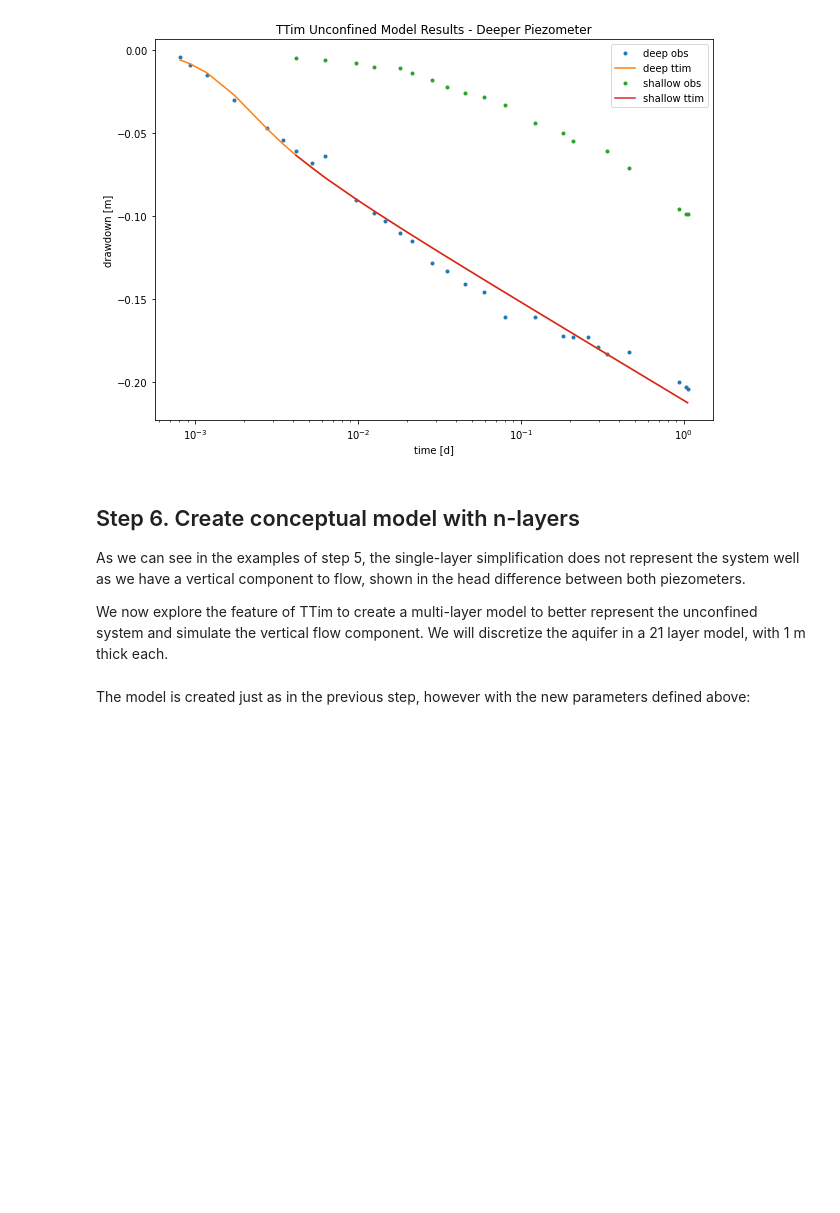
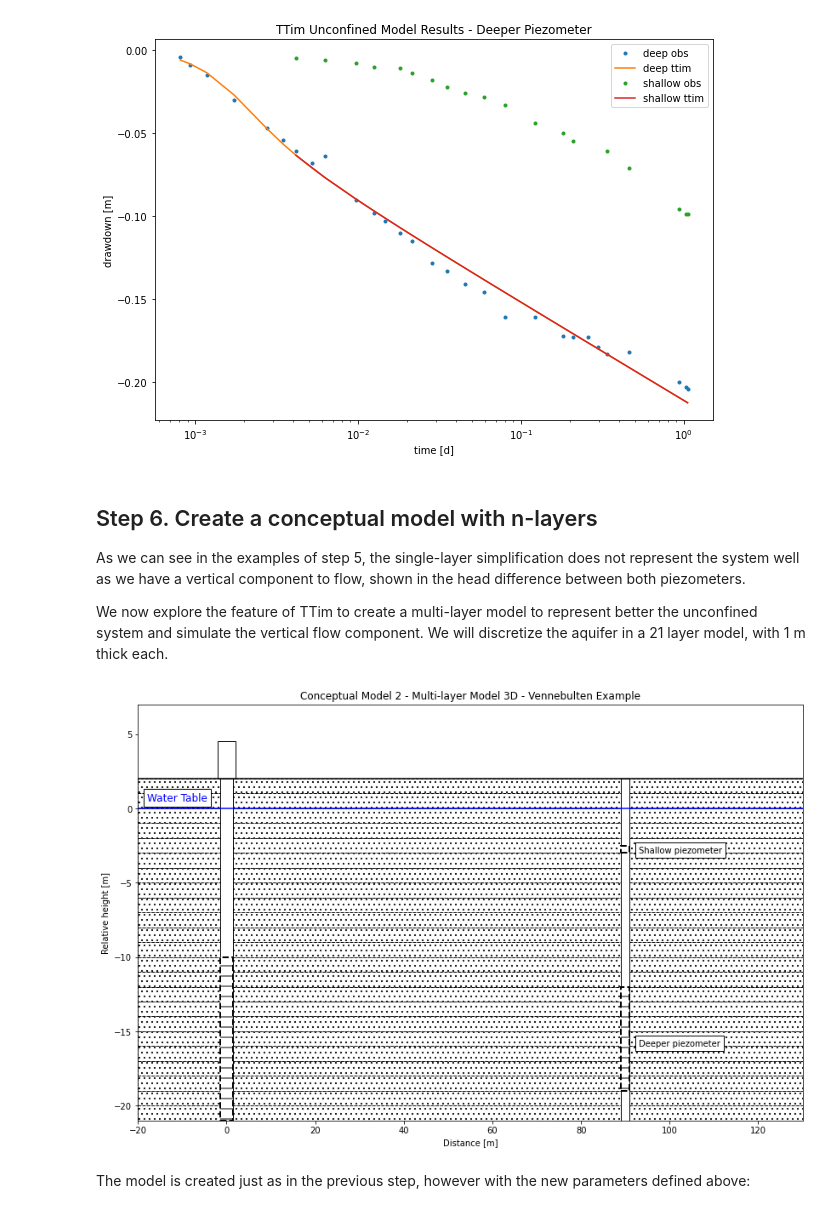
Before and after one commit to mbakker7/ttim, a Jupyter notebook: pumpingtest_benchmarks/unconfined1_vennebulten.ipynb, the cells around one changed output. Cells and saved outputs as stored; diff of their text form; code cells hidden in the pictures; blank space fills up the shorter version.

```diff
--- a/pumpingtest_benchmarks/unconfined1_vennebulten.ipynb
+++ b/pumpingtest_benchmarks/unconfined1_vennebulten.ipynb
@@ -292,11 +343,67 @@ plt.legend();
 # %% [output]
 [figure]
 # %% [markdown]
-## Step 6. Create conceptual model with n-layers
+## Step 6. Create a conceptual model with n-layers
 
 As we can see in the examples of step 5, the single-layer simplification does not represent the system well as we have a vertical component to flow, shown in the head difference between both piezometers.
 
-We now explore the feature of TTim to create a multi-layer model to better represent the unconfined system and simulate the vertical flow component. We will discretize the aquifer in a 21 layer model, with 1 m thick each.
+We now explore the feature of TTim to create a multi-layer model to represent better the unconfined system and simulate the vertical flow component. We will discretize the aquifer in a 21 layer model, with 1 m thick each.
+# %%
+# Model Figure - One - layer model
+fig = plt.figure(figsize=(14, 9))
+ax = fig.add_subplot(1,1,1)
+
+
+#Aquifer:
+for i in range(21,-2,-1):
+    ground = plt.Rectangle((-20,-i), width = 150, height = 1, fc = 'w', zorder=0, alpha=0.9, hatch = '..', ec = 'k', ls = '--')
+    ax.add_patch(ground)
+
+
+
+well = plt.Rectangle((-1.5,-21), width = 3, height = 23, fc = 'w', zorder=1, ec = 'k')
+ax.add_patch(well)
+
+#Wellhead
+wellhead = plt.Rectangle((-2,2),width = 4, height = 2.5, fc = 'w', zorder=2, ec='k')
+ax.add_patch(wellhead)
+
+#Screen for the well:
+screen = plt.Rectangle((-1.5,-21), width = 3, height = 11, fc = 'w', alpha=1, zorder = 2, ec = "k", ls = '--', hatch = "-")
+screen.set_linewidth(2)
+ax.add_patch(screen)
+
+#Piezometers
+piez1 =plt.Rectangle((89,-21), width = 2, height = 23, fc = 'w', zorder=1, ec = 'k')
+screen_piez_1 = plt.Rectangle((89,-19), width = 2, height = 7, fc = 'w', alpha=1, zorder = 2, ec = "k", ls = '--', hatch = "-")
+screen_piez_1.set_linewidth(2)
+screen_piez_2 = plt.Rectangle((89,-3), width = 2, height = 0.5, fc = 'w', alpha=1, zorder = 2, ec = "k", ls = '--', hatch = "-")
+screen_piez_2.set_linewidth(2)
+
+ax.add_patch(piez1)
+ax.add_patch(screen_piez_1)
+ax.add_patch(screen_piez_2)
+
+
+#last line
+line = plt.Line2D(xdata= [-200,1200], ydata = [2,2], color = "k")
+ax.add_line(line)
+
+#Water table
+line2 = plt.Line2D(xdata = [-200,1200], ydata = [0,0], color = 'b')
+ax.add_line(line2)
+
+ax.text(-18,0.5, s = 'Water Table', fontsize = 'large', color = 'b',bbox = {'fc' : 'w'})
+ax.text(93, -3, s = 'Shallow piezometer', bbox = {'fc' : 'w'})
+ax.text(93, -16, s = 'Deeper piezometer', bbox = {'fc' : 'w'})
+
+ax.set_xlim([-20,130])
+ax.set_ylim([-21,7])
+ax.set_xlabel('Distance [m]')
+ax.set_ylabel('Relative height [m]')
+ax.set_title('Conceptual Model 2 - Multi-layer Model 3D - Vennebulten Example');
+# %% [output]
+[figure, added]
 # %%
 nlay = 21 #number of layers
 zlayers = np.linspace(0, b, nlay + 1) #elevation of each layer
```
Also changed, not shown: parts of 17 cells of this notebook, 4 other files.
